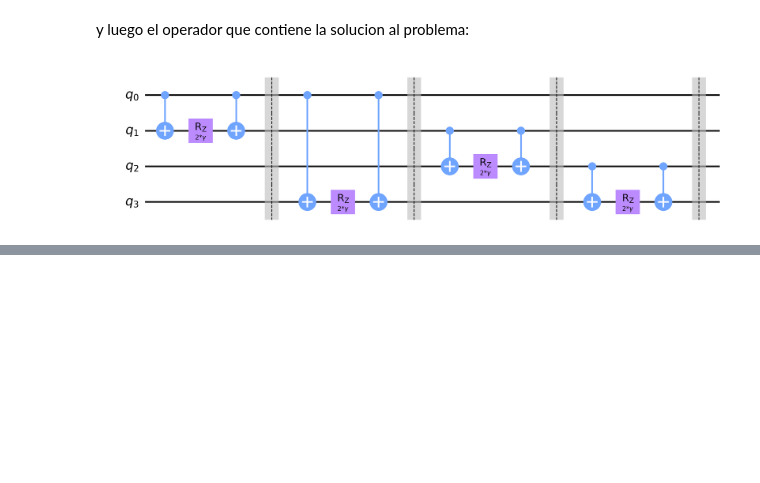
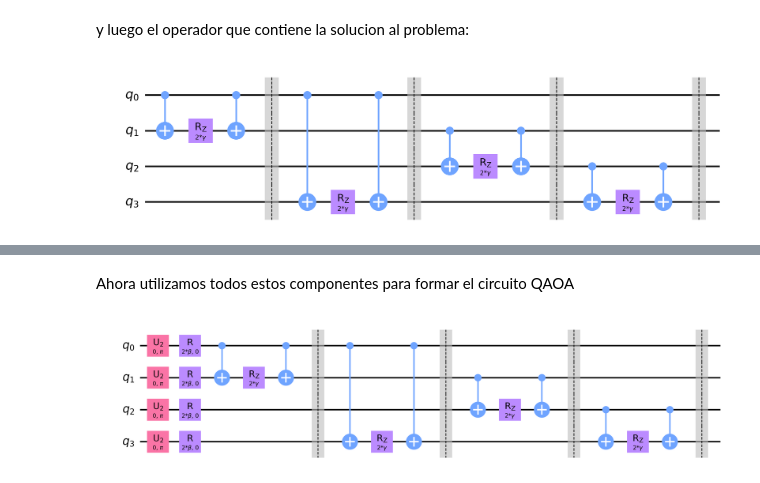
Before and after one commit to delgadoandrea/NotebooksIntroALaQC, a Jupyter notebook: QAOA.ipynb, the cells around one changed output, grey strips where cells are left out. Drawn from its saved outputs; the diff is of its cells as text; code cells hidden in the pictures; blank space fills up the shorter version.

Commit message:
QAOA_v2

```diff
--- a/QAOA.ipynb
+++ b/QAOA.ipynb
@@ -75,0 +83,12 @@ qc_p.decompose().draw('mpl')
+# %% [markdown]
+Ahora utilizamos todos estos componentes para formar el circuito QAOA
+# %%
+qc_qaoa = QuantumCircuit(nqubits)
+
+qc_qaoa.append(qc_0, [i for i in range(0, nqubits)])
+qc_qaoa.append(qc_mix, [i for i in range(0, nqubits)])
+qc_qaoa.append(qc_p, [i for i in range(0, nqubits)])
+
+qc_qaoa.decompose().decompose().draw('mpl')
+# %% [output]
+[figure, added]
```
Also changed, not shown: parts of 14 cells of this notebook.
